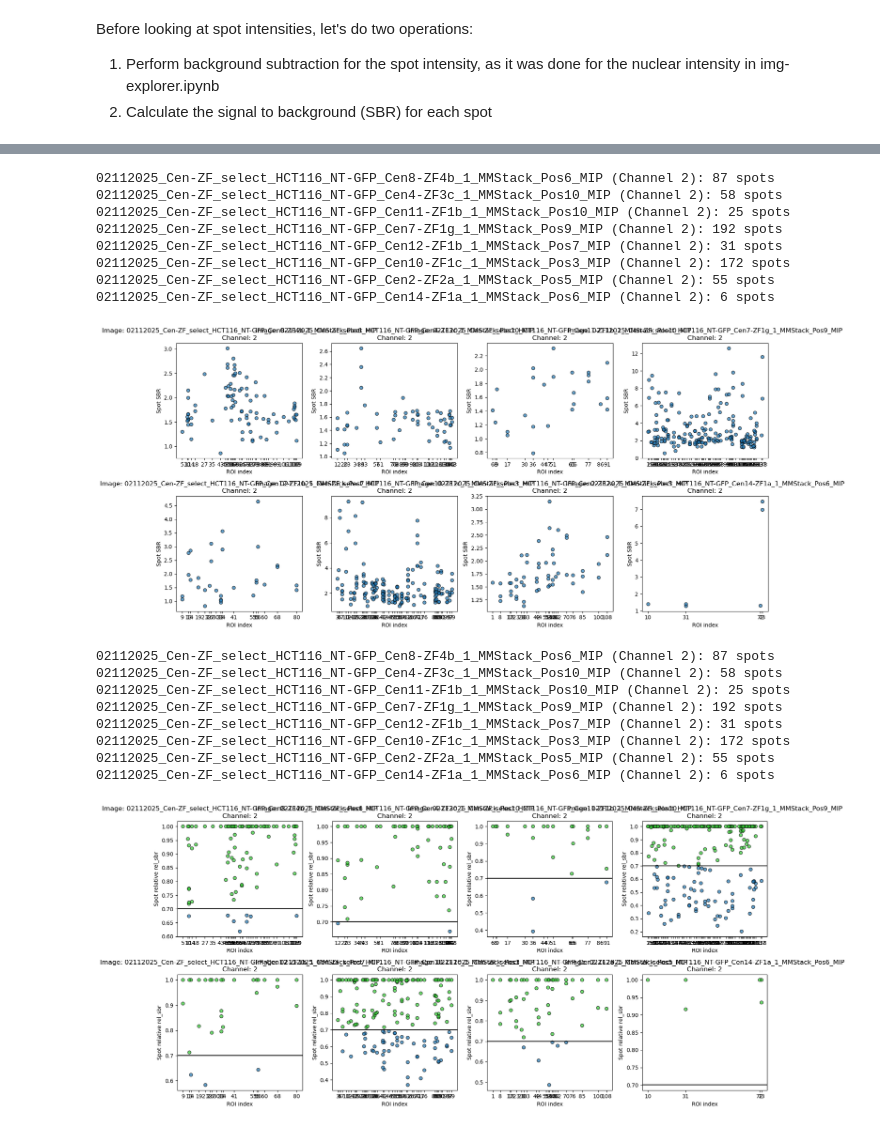
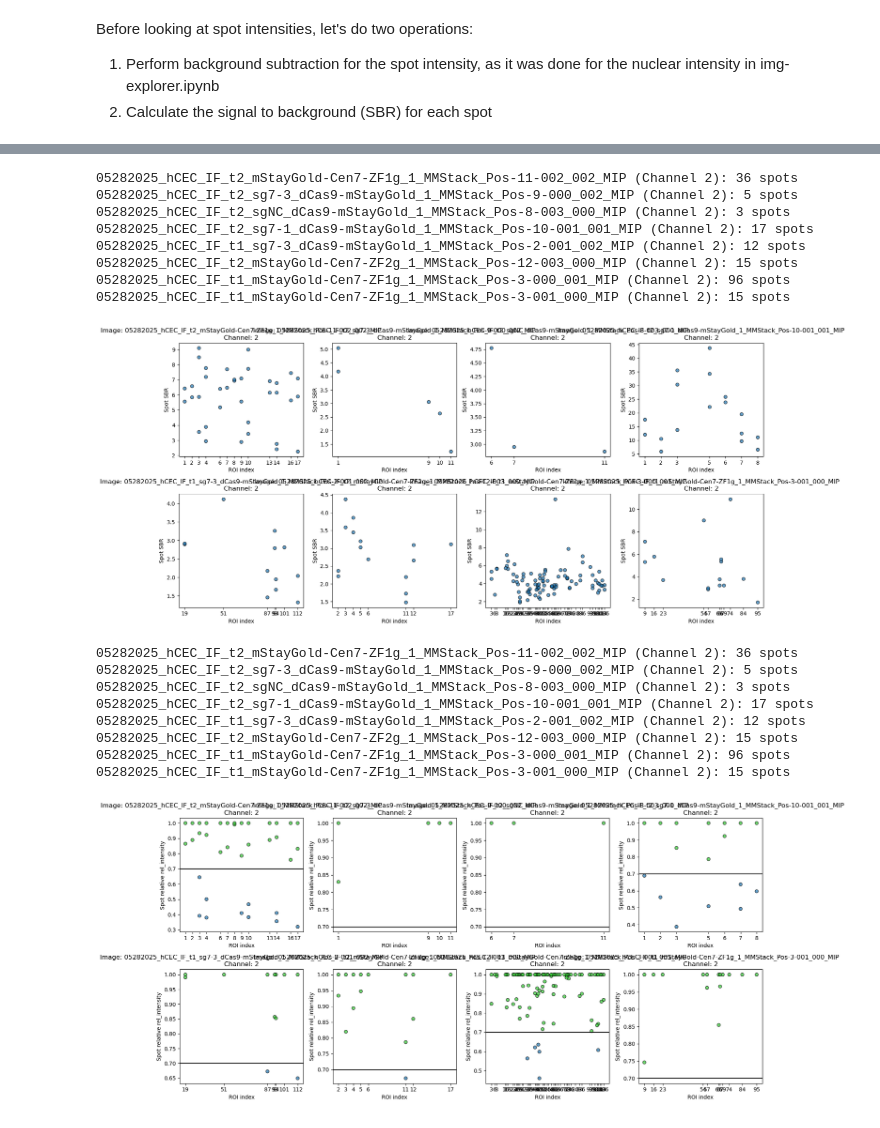
Before and after one commit to timotheelionnet/python_image-analysis, a Jupyter notebook: notebooks/spot-filtrr.ipynb, the cells around one changed output, grey strips where cells are left out. Cells and saved outputs as stored; diff of their text form; code cells hidden in the pictures.

```diff
--- a/notebooks/spot-filtrr.ipynb
+++ b/notebooks/spot-filtrr.ipynb
@@ -30,8 +30,8 @@ logging.basicConfig(level=logging.INFO, format='%(asctime)s - %(levelname)s - %(
 repo_directory = "/Users/nestor/Documents/NYU-ISG/python_image-analysis" # analysis code directory
 
 # List the experiments to read data for
-#experiment_list = ["02062025_AK_FISH_fibroblasts"]
-experiment_list = ["02112025_Cen-ZF_select_HCT116_session1", "02132025_Cen-ZF_select_HCT116_session2"]
+experiment_list = ["05282025_hCEC_gH2AX_IF"]
+#experiment_list = ["02112025_Cen-ZF_select_HCT116_session1", "02132025_Cen-ZF_select_HCT116_session2"]
 # %% [markdown]
 We have cells with a given number of spots. Let's first see what's the distribution of spots for each experimental group
 # %%
@@ -378,47 +378,28 @@ for j in range(idx + 1, total_subplots):
 plt.tight_layout()
 plt.show()
 # %% [output]
-02112025_Cen-ZF_select_HCT116_NT-GFP_Cen8-ZF4b_1_MMStack_Pos6_MIP (Channel 2): 87 spots
-02112025_Cen-ZF_select_HCT116_NT-GFP_Cen4-ZF3c_1_MMStack_Pos10_MIP (Channel 2): 58 spots
-02112025_Cen-ZF_select_HCT116_NT-GFP_Cen11-ZF1b_1_MMStack_Pos10_MIP (Channel 2): 25 spots
-02112025_Cen-ZF_select_HCT116_NT-GFP_Cen7-ZF1g_1_MMStack_Pos9_MIP (Channel 2): 192 spots
-02112025_Cen-ZF_select_HCT116_NT-GFP_Cen12-ZF1b_1_MMStack_Pos7_MIP (Channel 2): 31 spots
-02112025_Cen-ZF_select_HCT116_NT-GFP_Cen10-ZF1c_1_MMStack_Pos3_MIP (Channel 2): 172 spots
-02112025_Cen-ZF_select_HCT116_NT-GFP_Cen2-ZF2a_1_MMStack_Pos5_MIP (Channel 2): 55 spots
-02112025_Cen-ZF_select_HCT116_NT-GFP_Cen14-ZF1a_1_MMStack_Pos6_MIP (Channel 2): 6 spots
+05282025_hCEC_IF_t2_mStayGold-Cen7-ZF1g_1_MMStack_Pos-11-002_002_MIP (Channel 2): 36 spots
+05282025_hCEC_IF_t2_sg7-3_dCas9-mStayGold_1_MMStack_Pos-9-000_002_MIP (Channel 2): 5 spots
+05282025_hCEC_IF_t2_sgNC_dCas9-mStayGold_1_MMStack_Pos-8-003_000_MIP (Channel 2): 3 spots
+05282025_hCEC_IF_t2_sg7-1_dCas9-mStayGold_1_MMStack_Pos-10-001_001_MIP (Channel 2): 17 spots
+05282025_hCEC_IF_t1_sg7-3_dCas9-mStayGold_1_MMStack_Pos-2-001_002_MIP (Channel 2): 12 spots
+05282025_hCEC_IF_t2_mStayGold-Cen7-ZF2g_1_MMStack_Pos-12-003_000_MIP (Channel 2): 15 spots
+05282025_hCEC_IF_t1_mStayGold-Cen7-ZF1g_1_MMStack_Pos-3-000_001_MIP (Channel 2): 96 spots
+05282025_hCEC_IF_t1_mStayGold-Cen7-ZF1g_1_MMStack_Pos-3-001_000_MIP (Channel 2): 15 spots
-[figure, old version]
+[figure, new version]
 # %%
-# Calculate the relative intensity for each ROI, and the relative SBR:
+# Calculate the relative intensity for each ROI:
 
-# Compute the maximum intensity and SBR for each group of base_name, ROI and channel
+# Compute the maximum intensity for each group of base_name, ROI and channel
 spot_metricsBS['max_intensity'] = spot_metricsBS.groupby(['base_name', 'ROI', 'channel', 'plasmid'])['intensity'].transform('max')
-spot_metricsBS['max_sbr'] = spot_metricsBS.groupby(['base_name', 'ROI', 'channel', 'plasmid'])['sbr'].transform('max')
 
-# Create the new variables, relative intensity and relative SBR
+# Create the a new relative intensity variable
 spot_metricsBS['rel_intensity'] = spot_metricsBS['intensity'] / spot_metricsBS['max_intensity']
-spot_metricsBS['rel_sbr'] = spot_metricsBS['sbr'] / spot_metricsBS['max_sbr']
 
 # Optionally, drop the intermediate columns if you don't need it anymore
-spot_metricsBS.drop(columns = ['max_intensity', 'max_sbr'], inplace = True)
+spot_metricsBS.drop(columns = ['max_intensity'], inplace = True)
-# %%
-# Calculate the delta between relative intensity and relative SBR
-spot_metricsBS['delta'] = spot_metricsBS['rel_intensity'] - spot_metricsBS['rel_sbr']
-
-# and inspect the result by plotting a histogram of the differences
-plt.figure(figsize=(8, 6))
-plt.hist(spot_metricsBS['delta'], bins=50, edgecolor='black', alpha=0.7)
-plt.xlabel('Difference (rel_intensity - rel_sbr)')
-plt.ylabel('Frequency')
-plt.title('Distribution of Relative Difference (delta)')
-
-# Optionally, format the x-axis to use scientific notation
-plt.ticklabel_format(style='sci', axis='x', scilimits=(0,0))
-
-plt.show()
-
-spot_metricsBS.drop(columns = ['delta'], inplace = True)
 # %%
-# Assess relative spot intensity/SBR distribution
+# Assess relative spot intensity distribution
 
 # Pick images to plot, by index
 selected_indices = list(range(8))
@@ -432,7 +413,7 @@ c = 2
 cutoff = 0.7
 
 # and the metric to use
-my_metric = "rel_sbr"
+my_metric = "rel_intensity"
 
 # or by name
 # base_name_to_plot = "example_name"
@@ -443,7 +424,7 @@ my_metric = "rel_sbr"
 images_with_spots = raw_spot_counts[(raw_spot_counts['spot_count'] > 0) &
                                     (raw_spot_counts['channel'] == c)]['base_name'].unique()
 # Filter spot_metrics to include only these images.
-spot_metrics_yespots = spot_metricsBS[spot_metrics['base_name'].isin(images_with_spots)]
+spot_metrics_yespots = spot_metricsBS[spot_metricsBS['base_name'].isin(images_with_spots)]
 
 # 2. Select images to plot from the filtered data.
 
@@ -468,42 +449,42 @@ for idx, base_name in enumerate(images_to_plot):
     # Filter the DataFrame for the current image.
     subset = spot_metrics_yespots[(spot_metrics_yespots['base_name'] == base_name) &
                                   (spot_metrics_yespots['channel'] == c)]
 
     print(f"{base_name} (Channel {c}): {len(subset)} spots")
 
     # Determine the color for each spot: yellow if the value >= cutoff, otherwise default blue ("C0")
     colors = np.where(subset[my_metric] >= cutoff, "limegreen", "C0")
 
     # Create a scatter plot: ROI index on x-axis, spot intensity on y-axis.
     ax.scatter(subset['ROI'], subset[my_metric], alpha = 0.7,
                edgecolor = 'black', color = colors)
     ax.set_title(f"Image: {base_name}\nChannel: {c}")
     ax.axhline(y=cutoff, color='k', linestyle='-')
     ax.set_xlabel("ROI index")
     ax.set_ylabel(f"Spot relative {my_metric}")
 
     # Set x-axis ticks to show unique integer ROI values.
     unique_rois = np.sort(subset['ROI'].unique())
     ax.set_xticks(unique_rois)
 
 # Hide any unused subplots in the grid.
 total_subplots = nrows * ncols
 for j in range(idx + 1, total_subplots):
     fig.delaxes(axes[j // ncols, j % ncols])
 
 plt.tight_layout()
 plt.axhline(y=cutoff, color='k', linestyle='-')
 plt.show()
 # %% [output]
-02112025_Cen-ZF_select_HCT116_NT-GFP_Cen8-ZF4b_1_MMStack_Pos6_MIP (Channel 2): 87 spots
-02112025_Cen-ZF_select_HCT116_NT-GFP_Cen4-ZF3c_1_MMStack_Pos10_MIP (Channel 2): 58 spots
-02112025_Cen-ZF_select_HCT116_NT-GFP_Cen11-ZF1b_1_MMStack_Pos10_MIP (Channel 2): 25 spots
-02112025_Cen-ZF_select_HCT116_NT-GFP_Cen7-ZF1g_1_MMStack_Pos9_MIP (Channel 2): 192 spots
-02112025_Cen-ZF_select_HCT116_NT-GFP_Cen12-ZF1b_1_MMStack_Pos7_MIP (Channel 2): 31 spots
-02112025_Cen-ZF_select_HCT116_NT-GFP_Cen10-ZF1c_1_MMStack_Pos3_MIP (Channel 2): 172 spots
-02112025_Cen-ZF_select_HCT116_NT-GFP_Cen2-ZF2a_1_MMStack_Pos5_MIP (Channel 2): 55 spots
-02112025_Cen-ZF_select_HCT116_NT-GFP_Cen14-ZF1a_1_MMStack_Pos6_MIP (Channel 2): 6 spots
+05282025_hCEC_IF_t2_mStayGold-Cen7-ZF1g_1_MMStack_Pos-11-002_002_MIP (Channel 2): 36 spots
+05282025_hCEC_IF_t2_sg7-3_dCas9-mStayGold_1_MMStack_Pos-9-000_002_MIP (Channel 2): 5 spots
+05282025_hCEC_IF_t2_sgNC_dCas9-mStayGold_1_MMStack_Pos-8-003_000_MIP (Channel 2): 3 spots
+05282025_hCEC_IF_t2_sg7-1_dCas9-mStayGold_1_MMStack_Pos-10-001_001_MIP (Channel 2): 17 spots
+05282025_hCEC_IF_t1_sg7-3_dCas9-mStayGold_1_MMStack_Pos-2-001_002_MIP (Channel 2): 12 spots
+05282025_hCEC_IF_t2_mStayGold-Cen7-ZF2g_1_MMStack_Pos-12-003_000_MIP (Channel 2): 15 spots
+05282025_hCEC_IF_t1_mStayGold-Cen7-ZF1g_1_MMStack_Pos-3-000_001_MIP (Channel 2): 96 spots
+05282025_hCEC_IF_t1_mStayGold-Cen7-ZF1g_1_MMStack_Pos-3-001_000_MIP (Channel 2): 15 spots
-[figure, old version]
+[figure, new version]
 # %%
 # Classify spots as real or false based on the cutoff set above
 # for the metric given as "my_metric"
```
Also changed, not shown: parts of 7 cells of this notebook.
